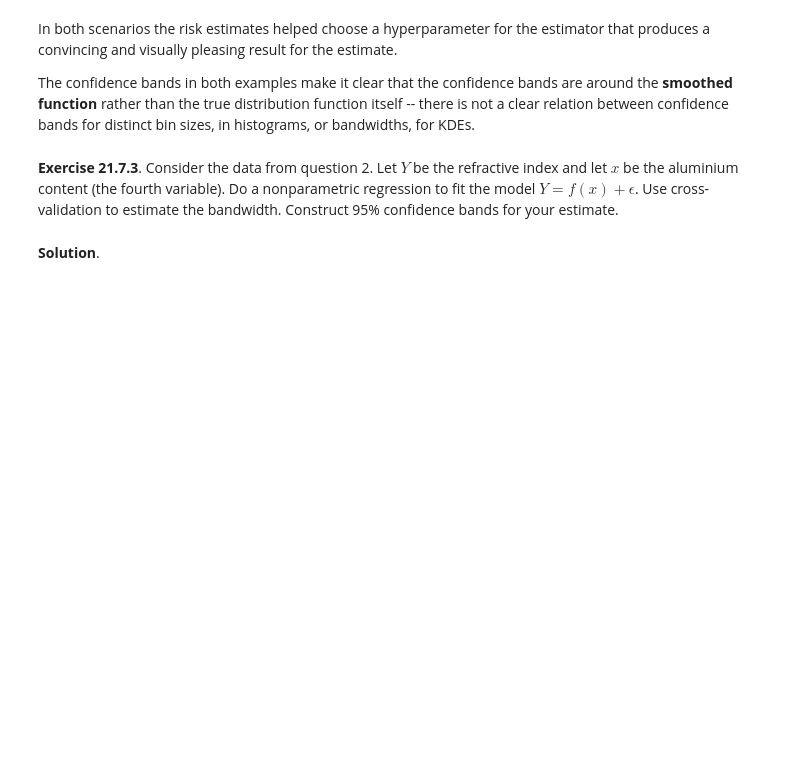
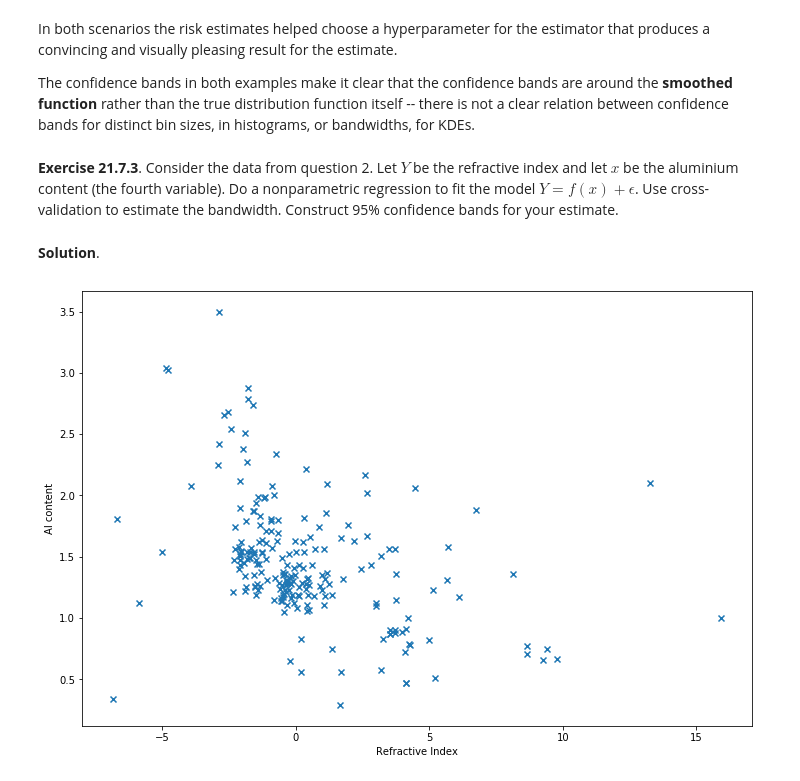
Before and after one commit to telmo-correa/all-of-statistics, a Jupyter notebook: chapter21.ipynb, the cells around one changed output. Cells and saved outputs as stored; diff of their text form; code cells hidden in the pictures; blank space fills up the shorter version.

```diff
--- a/chapter21.ipynb
+++ b/chapter21.ipynb
@@ -908,3 +908,20 @@ The confidence bands in both examples make it clear that the confidence bands ar
 **Exercise 21.7.3**.  Consider the data from question 2.  Let $Y$ be the refractive index and let $x$ be the aluminium content (the fourth variable).  Do a nonparametric regression to fit the model $Y = f(x) + \epsilon$.  Use cross-validation to estimate the bandwidth.  Construct 95% confidence bands for your estimate.
 # %% [markdown]
 **Solution**.
+# %%
+import numpy as np
+import pandas as pd
+
+data = pd.read_csv('data/glass.txt', delim_whitespace=True)
+X, Y = data['RI'], data['Al']
+# %%
+import matplotlib.pyplot as plt
+%matplotlib inline
+
+plt.figure(figsize=(12, 8))
+plt.scatter(X, Y, marker='x')
+plt.xlabel('Refractive Index')
+plt.ylabel('Al content')
+plt.show()
+# %% [output]
+[figure, added]
```
Also changed, not shown: parts of 14 cells of this notebook.
